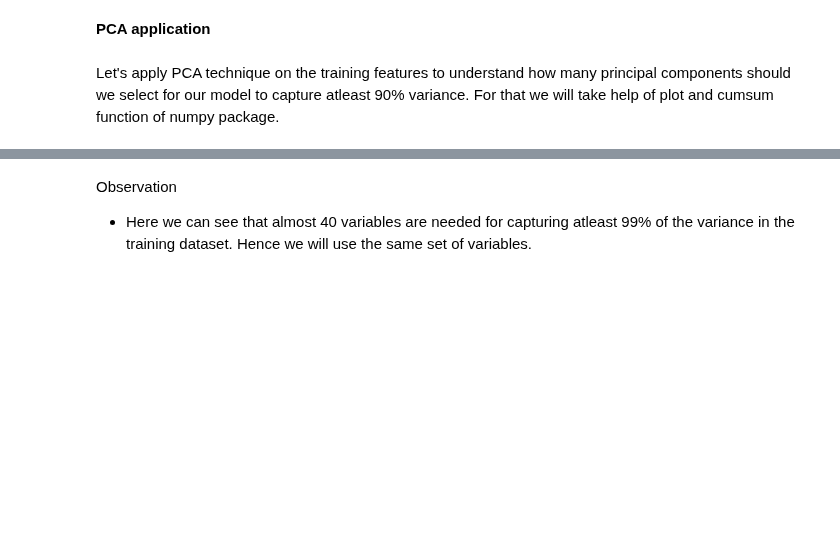
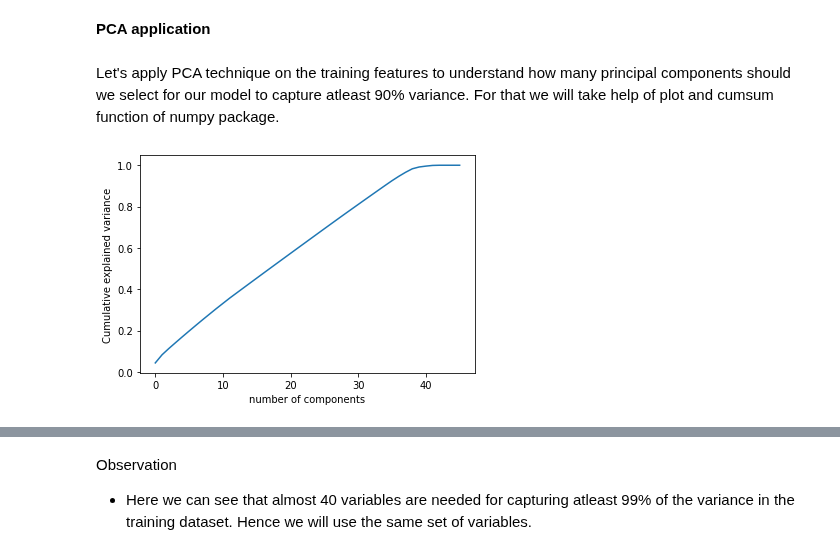
Before and after one commit to harshithgowdakc/NYC-Taxi-Data, a Jupyter notebook: NYC_Taxi_Data.ipynb, the cells around one changed output, grey strips where cells are left out. Drawn from its saved outputs; the diff is of its cells as text; code cells hidden in the pictures; blank space fills up the shorter version.

```diff
--- a/NYC_Taxi_Data.ipynb
+++ b/NYC_Taxi_Data.ipynb
@@ -1027,6 +1027,8 @@ We will use PCA for feature extraction i.e. Principal Component Analysis. It is
 # %% [markdown]
 Split Data
 Lets split our data first before scaling the features
+# %%
+X_train_pca, X_test_pca, y_train_pca, y_test_pca = train_test_split(X,Y, random_state=4, test_size=0.2)
 # %% [markdown]
 Scale Data
 # %% [markdown]
@@ -1034,9 +1036,18 @@ It is suggested to scale the input varibles first before applying PCA to standar
 # %%
 from sklearn.preprocessing import StandardScaler
 scaler = StandardScaler()
-X_train = scaler.fit_transform(X_train)
-X_test = scaler.transform(X_test)
+X_train_pca = scaler.fit_transform(X_train_pca)
+X_test_pca = scaler.transform(X_test_pca)
 # %% [markdown]
 **PCA application**
 # %% [markdown]
 Let's apply PCA technique on the training features to understand how many principal components should we select for our model to capture atleast 90% variance. For that we will take help of plot and cumsum function of numpy package.
+# %%
+from sklearn.decomposition import PCA
+pca = PCA().fit(X_train_pca)
+plt.plot(np.cumsum(pca.explained_variance_ratio_))
+plt.xlabel("number of components")
+plt.ylabel("Cumulative explained variance")
+plt.show()
+# %% [output]
+[figure, added]
```
Also changed, not shown: parts of 17 cells of this notebook.
